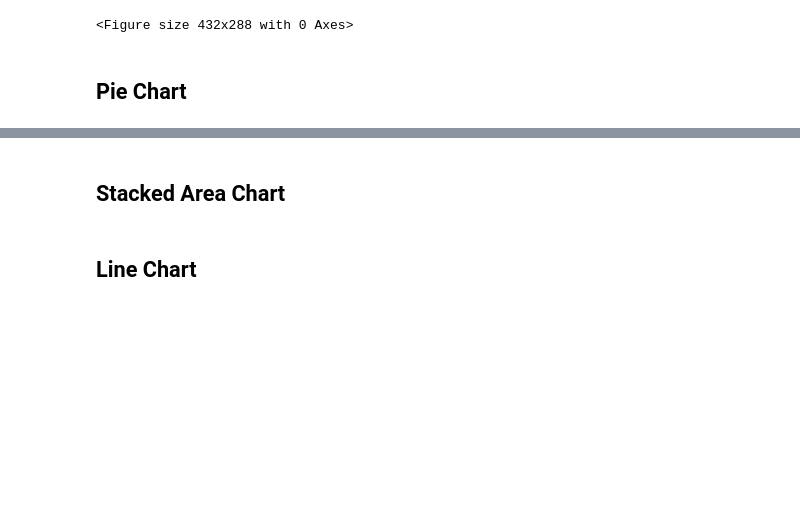
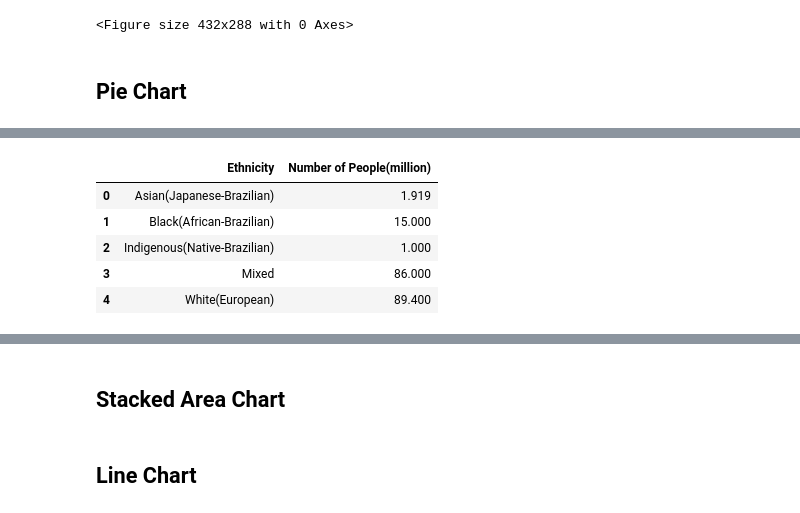
Before and after one commit to roblivesinottawa/data_analytics_python, a Jupyter notebook: S34 - Data Visualization/L1/Data Viz Notebook Template.ipynb, the cells around one changed output, grey strips where cells are left out. Saved outputs shown, nothing was run; the diff lists cells and outputs as text; code cells hidden in the pictures; blank space fills up the shorter version.

```diff
--- a/S34 - Data Visualization/L1/Data Viz Notebook Template.ipynb
+++ b/S34 - Data Visualization/L1/Data Viz Notebook Template.ipynb
@@ -69,0 +101,10 @@ plt.savefig("used_cars_bar.png")
+# %%
+df_demo_brazil = pd.read_csv("demographics_brazil_data.csv")
+df_demo_brazil
+# %% [output]
+|  | Ethnicity | Number of People(million) |
+| 0 | Asian(Japanese-Brazilian) | 1.919 |
+| 1 | Black(African-Brazilian) | 15.000 |
+| 2 | Indigenous(Native-Brazilian) | 1.000 |
+| 3 | Mixed | 86.000 |
+| 4 | White(European) | 89.400 |
```
Also changed, not shown: parts of 6 cells of this notebook, 5 other files.
